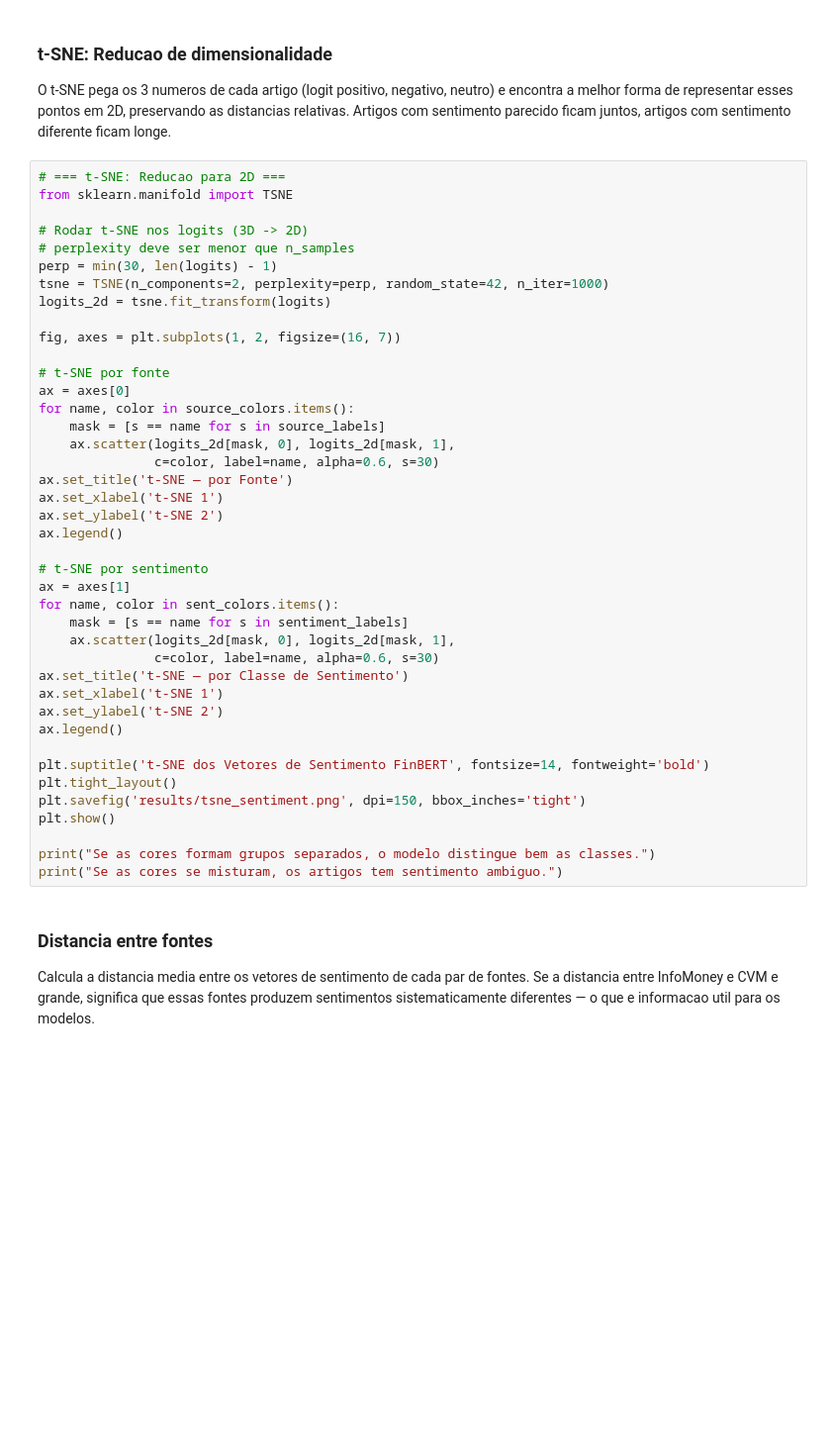
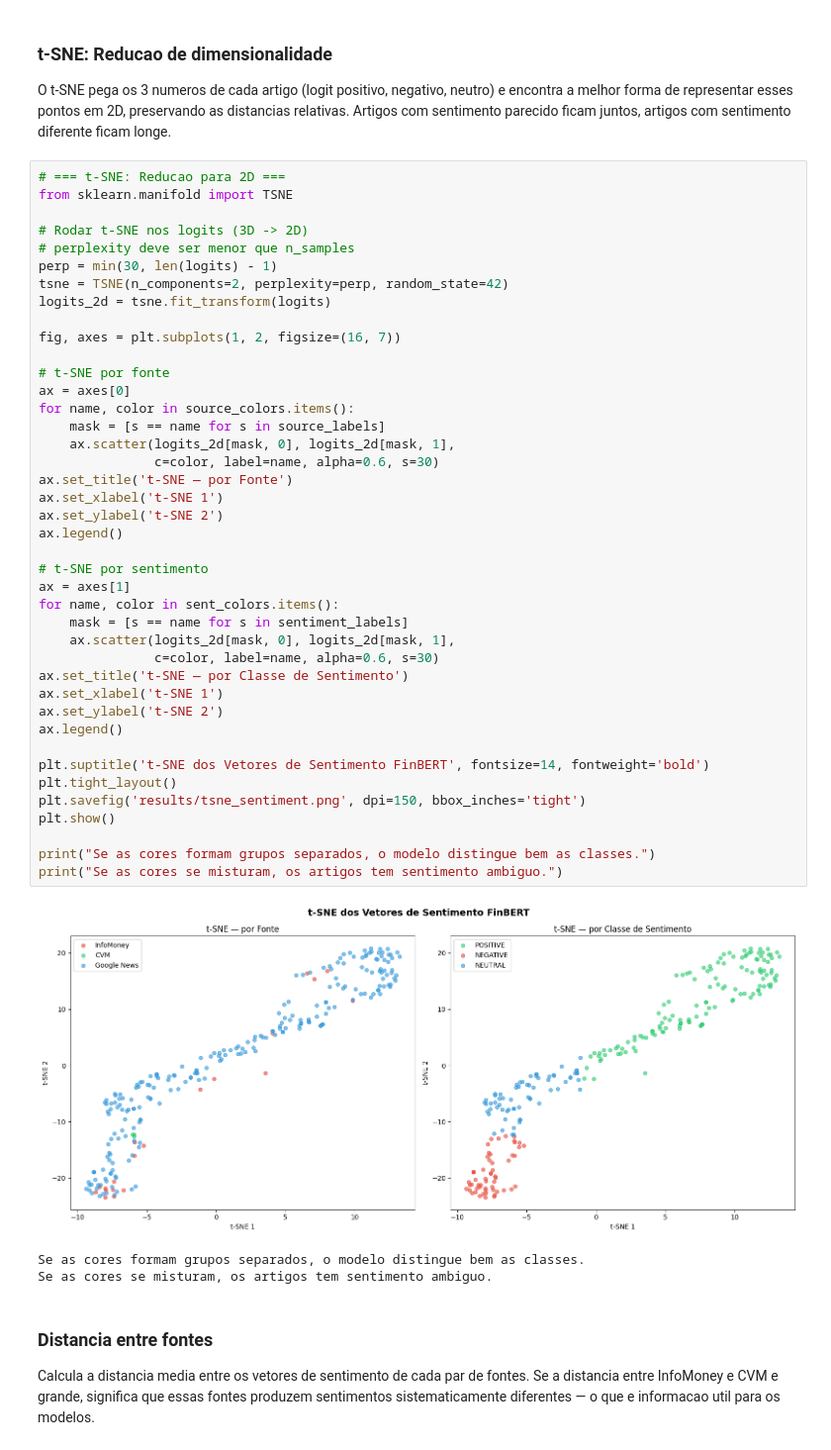
Before and after one commit to andretakeo/tcc-cdia-2026, a Jupyter notebook: 8.multi-source-news/test_pipeline.ipynb, the cells around one changed output. Shown at 99% size. Drawn from its saved outputs; the diff is of its cells as text; blank space fills up the shorter version.

```diff
--- a/8.multi-source-news/test_pipeline.ipynb
+++ b/8.multi-source-news/test_pipeline.ipynb
@@ -606,40 +645,44 @@ from sklearn.manifold import TSNE
 # Rodar t-SNE nos logits (3D -> 2D)
 # perplexity deve ser menor que n_samples
 perp = min(30, len(logits) - 1)
-tsne = TSNE(n_components=2, perplexity=perp, random_state=42, n_iter=1000)
+tsne = TSNE(n_components=2, perplexity=perp, random_state=42)
 logits_2d = tsne.fit_transform(logits)
 
 fig, axes = plt.subplots(1, 2, figsize=(16, 7))
 
 # t-SNE por fonte
 ax = axes[0]
 for name, color in source_colors.items():
     mask = [s == name for s in source_labels]
     ax.scatter(logits_2d[mask, 0], logits_2d[mask, 1],
                c=color, label=name, alpha=0.6, s=30)
 ax.set_title('t-SNE — por Fonte')
 ax.set_xlabel('t-SNE 1')
 ax.set_ylabel('t-SNE 2')
 ax.legend()
 
 # t-SNE por sentimento
 ax = axes[1]
 for name, color in sent_colors.items():
     mask = [s == name for s in sentiment_labels]
     ax.scatter(logits_2d[mask, 0], logits_2d[mask, 1],
                c=color, label=name, alpha=0.6, s=30)
 ax.set_title('t-SNE — por Classe de Sentimento')
 ax.set_xlabel('t-SNE 1')
 ax.set_ylabel('t-SNE 2')
 ax.legend()
 
 plt.suptitle('t-SNE dos Vetores de Sentimento FinBERT', fontsize=14, fontweight='bold')
 plt.tight_layout()
 plt.savefig('results/tsne_sentiment.png', dpi=150, bbox_inches='tight')
 plt.show()
 
 print("Se as cores formam grupos separados, o modelo distingue bem as classes.")
 print("Se as cores se misturam, os artigos tem sentimento ambiguo.")
+# %% [output]
+[figure, added]
+Se as cores formam grupos separados, o modelo distingue bem as classes.
+Se as cores se misturam, os artigos tem sentimento ambiguo.
 # %% [markdown]
 ### Distancia entre fontes
 
```
Also changed, not shown: parts of 11 cells of this notebook.
